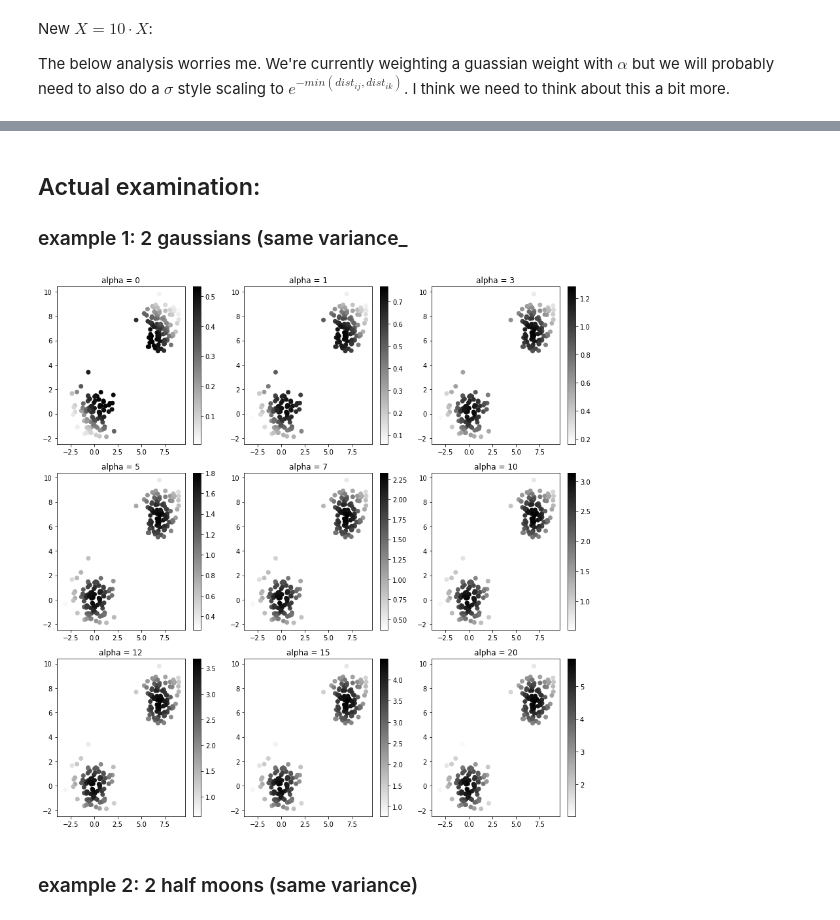
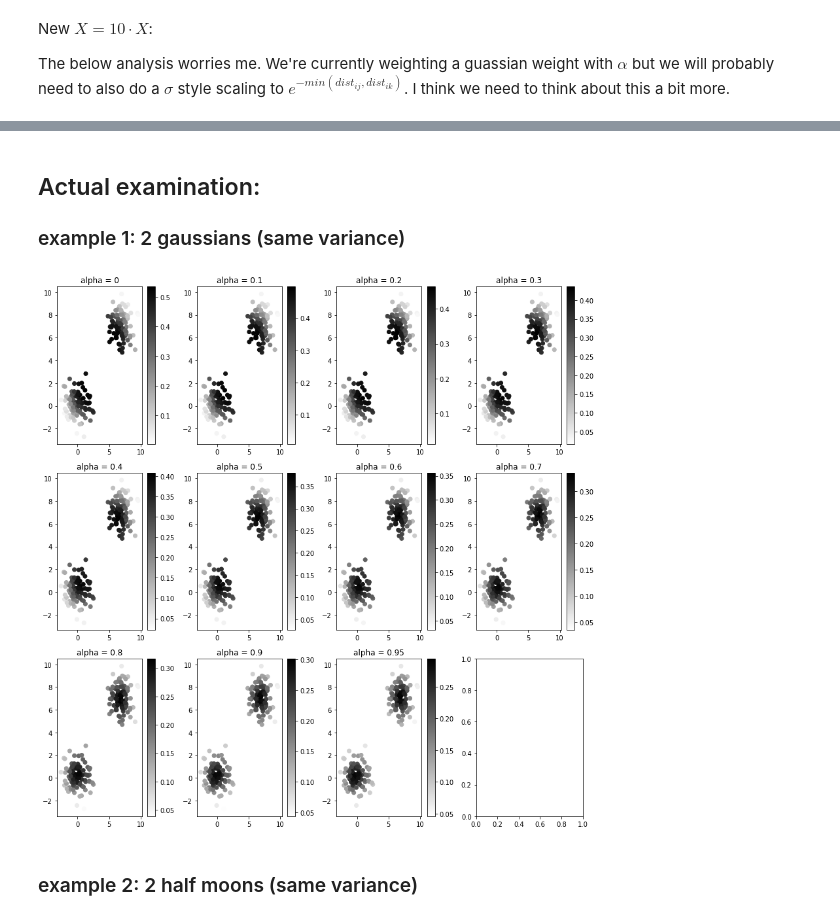
Before and after one commit to benjaminleroy/psf_ot_barycenter, a Jupyter notebook: main/eda_notebooks/LocalDepth.ipynb, the cells around one changed output, grey strips where cells are left out. Cells and saved outputs as stored; diff of their text form; code cells hidden in the pictures.

```diff
--- a/main/eda_notebooks/LocalDepth.ipynb
+++ b/main/eda_notebooks/LocalDepth.ipynb
@@ -121,7 +121,7 @@ def distance_depth_function(dist_matrix, alpha = [0]):
     ----------
     dist_matrix: np.array (n,n)
         square positive symmetric matrix
-    alpha : list of non-negative scalars
+    alpha : list of non-negative scalars in range [0, 1]
         trades off between "inclusion" and "proximity"
 
     Returns:
@@ -136,6 +136,10 @@ def distance_depth_function(dist_matrix, alpha = [0]):
         (np.any(dist_matrix.T != dist_matrix)) or \
         (np.any(dist_matrix < 0)):
         stop("this is not a positive symmetric square matrix")
+
+    assert np.all(np.array(alpha) <= 1) and \
+        np.all(np.array(alpha) >= 0), \
+        "alpha should be between 0 and 1 inclusive."
 
     depth = np.zeros((N, L))
 
@@ -161,7 +165,7 @@ def distance_depth_function(dist_matrix, alpha = [0]):
         max_part = np.mean(sub_matrix > max_matrix)
         min_part = np.mean(np.exp(-min_matrix))
 
-        depth[obs_index,:] = np.array([max_part + alpha_i * min_part for alpha_i in alpha])
+        depth[obs_index,:] = np.array([(1-alpha_i)*max_part + alpha_i * min_part for alpha_i in alpha])
     return(depth)
 # %% [markdown]
 ### Quick Check of code (visually)
@@ -179,10 +183,10 @@ plt.show()
 # %%
-fig, ax = plt.subplots(nrows = 3, ncols = 3, figsize = (12,12))
+fig, ax = plt.subplots(nrows = 3, ncols = 4, figsize = (12,12))
 ax = ax.ravel()
 
 dd2_alpha = distance_depth_function(dist_matrix,
-                                    alpha = [0,1,3,5,7,10,12,15,20])
-for idx, alpha in enumerate([0,1,3,5,7,10,12,15,20]):
+                                    alpha = [0,.1,.2,.3,.4,.5,.6,.7,.8,.9,.95])
+for idx, alpha in enumerate([0,.1,.2,.3,.4,.5,.6,.7,.8,.9,.95]):
     dd2_alpha_i = dd2_alpha[:,idx]
     ax[idx].scatter(x = xsim, y = dd2_alpha_i)
     ax[idx].set_title("alpha = " + str(alpha))
@@ -202,12 +206,12 @@ x_larger = np.concatenate([xsim.reshape((-1,1))*10,
 dist_matrix_larger = scipy.spatial.distance_matrix(x = x_larger,
                                                    y = x_larger)
 # %%
-fig, ax = plt.subplots(nrows = 3, ncols = 3, figsize = (12,12))
+fig, ax = plt.subplots(nrows = 3, ncols = 4, figsize = (12,12))
 ax = ax.ravel()
 
 dd2_alpha_larger = distance_depth_function(dist_matrix_larger,
-                                    alpha = [0,1,3,5,7,10,12,15,20])
-for idx, alpha in enumerate([0,1,3,5,7,10,12,15,20]):
+                                    alpha = [0,.1,.2,.3,.4,.5,.6,.7,.8,.9,.95])
+for idx, alpha in enumerate([0,.1,.2,.3,.4,.5,.6,.7,.8,.9,.95]):
     dd2_alpha_i_larger = dd2_alpha_larger[:,idx]
     ax[idx].scatter(x = x_larger[:,0], y = dd2_alpha_i_larger)
     ax[idx].set_title("alpha = " + str(alpha))
@@ -217,7 +221,7 @@ fig.tight_layout()
 # %% [markdown]
 ## Actual examination:
 
-### example 1: 2 gaussians (same variance_
+### example 1: 2 gaussians (same variance)
 # %%
 xsim2 = np.random.normal(loc=(0,0), scale=(1,1), size=(100,2))
 xsim2 = np.concatenate([xsim2,
@@ -232,22 +234,20 @@ dd2 = distance_depth_function(dist2, alpha = 0)
 # %%
-fig, ax = plt.subplots(nrows = 3, ncols = 3, figsize = (12,12))
+fig, ax = plt.subplots(nrows = 3, ncols = 4, figsize = (12,12))
 ax = ax.ravel()
 
 colorstuff = []
 
 dd2_alpha2 = distance_depth_function(dist2,
-                                    alpha = [0,1,3,5,7,10,12,15,20])
-for idx, alpha in enumerate([0,1,3,5,7,10,12,15,20]):
-    dd2_alpha_i = dd2_alpha2[:,idx]
+                                    alpha = [0,.1,.2,.3,.4,.5,.6,.7,.8,.9,.95])
 
-for idx, alpha in enumerate([0,1,3,5,7,10,12,15,20]):
+for idx, alpha in enumerate([0,.1,.2,.3,.4,.5,.6,.7,.8,.9,.95]):
     dd2_alpha_i = dd2_alpha2[:,idx]
     colorstuff.append(ax[idx].scatter(x = xsim2[:,0], y = xsim2[:,1], c = dd2_alpha_i, cmap = 'binary'))
     ax[idx].set_title("alpha = " + str(alpha))
     fig.colorbar(colorstuff[idx], ax = ax[idx])
 fig.tight_layout()
 # %% [output]
-[figure, old version]
+[figure, new version]
 # %% [markdown]
 ### example 2: 2 half moons (same variance)
 # %%
```
Also changed, not shown: parts of 14 cells of this notebook.
